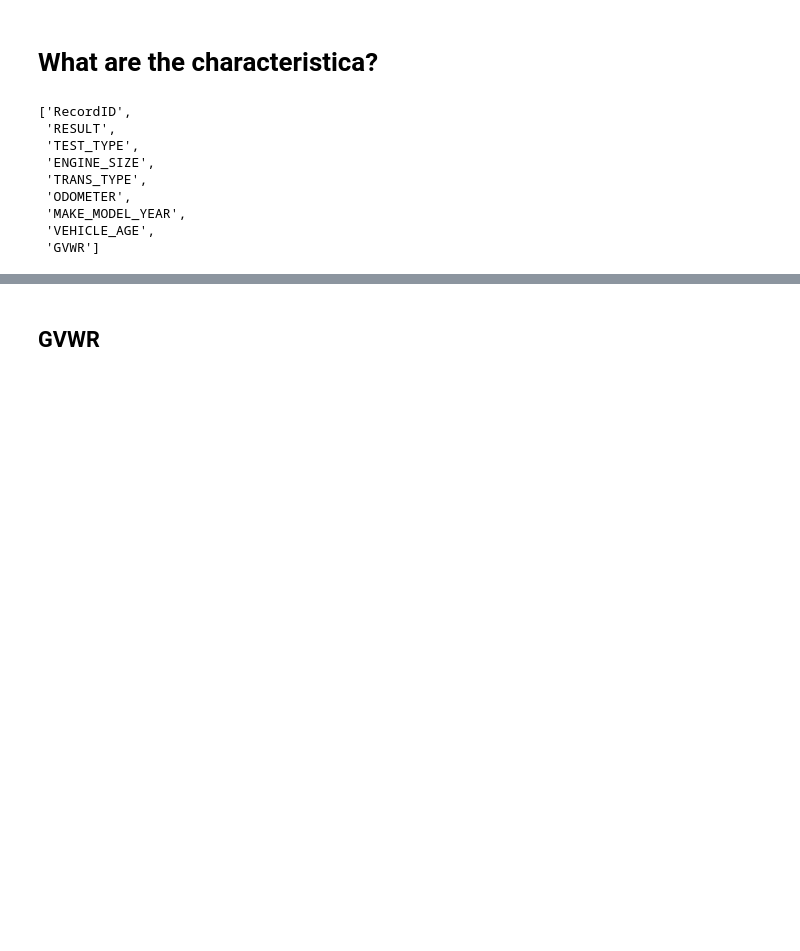
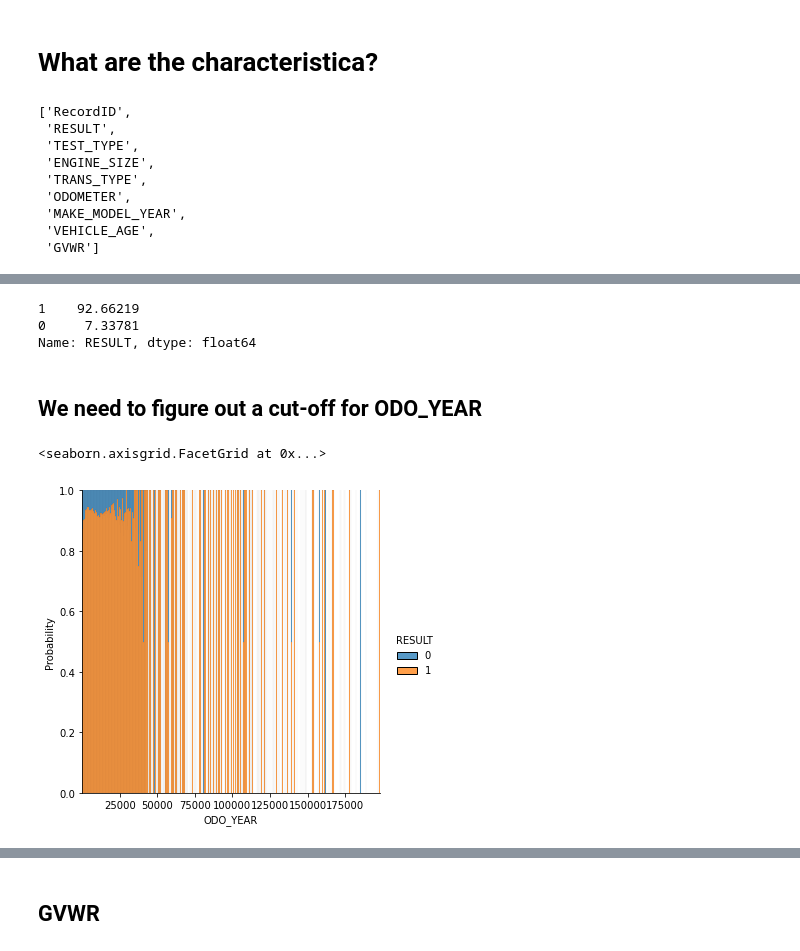
Before and after one commit to hanbo-e/wimlds_emissions, a Jupyter notebook: pres_0506.ipynb, the cells around one changed output, grey strips where cells are left out. Drawn from its saved outputs; the diff is of its cells as text; code cells hidden in the pictures; blank space fills up the shorter version.

```diff
--- a/pres_0506.ipynb
+++ b/pres_0506.ipynb
@@ -88,0 +140,17 @@ list(df.columns)
+# %%
+# most of these have 8888888.0 and 9999999.0 in the ODOMETER column - mistakes?
+# I am removing them
+df = df[(df['ODOMETER'] != 8888888) & (df['ODOMETER'] != 9999999)]
+df = df[df['ODO_YEAR'] < 200000]
+df['RESULT'].value_counts(normalize=True) * 100
+# %% [output]
+1    92.66219
+0     7.33781
+Name: RESULT, dtype: float64
+# %% [markdown]
+## We need to figure out a cut-off for ODO_YEAR
+# %%
+sns.displot(data=df, x='ODO_YEAR', hue='RESULT', multiple='fill', discrete=False, stat='probability')
+# %% [output]
+<seaborn.axisgrid.FacetGrid at 0x...>
+[figure, added]
```
Also changed, not shown: parts of 40 cells of this notebook.
